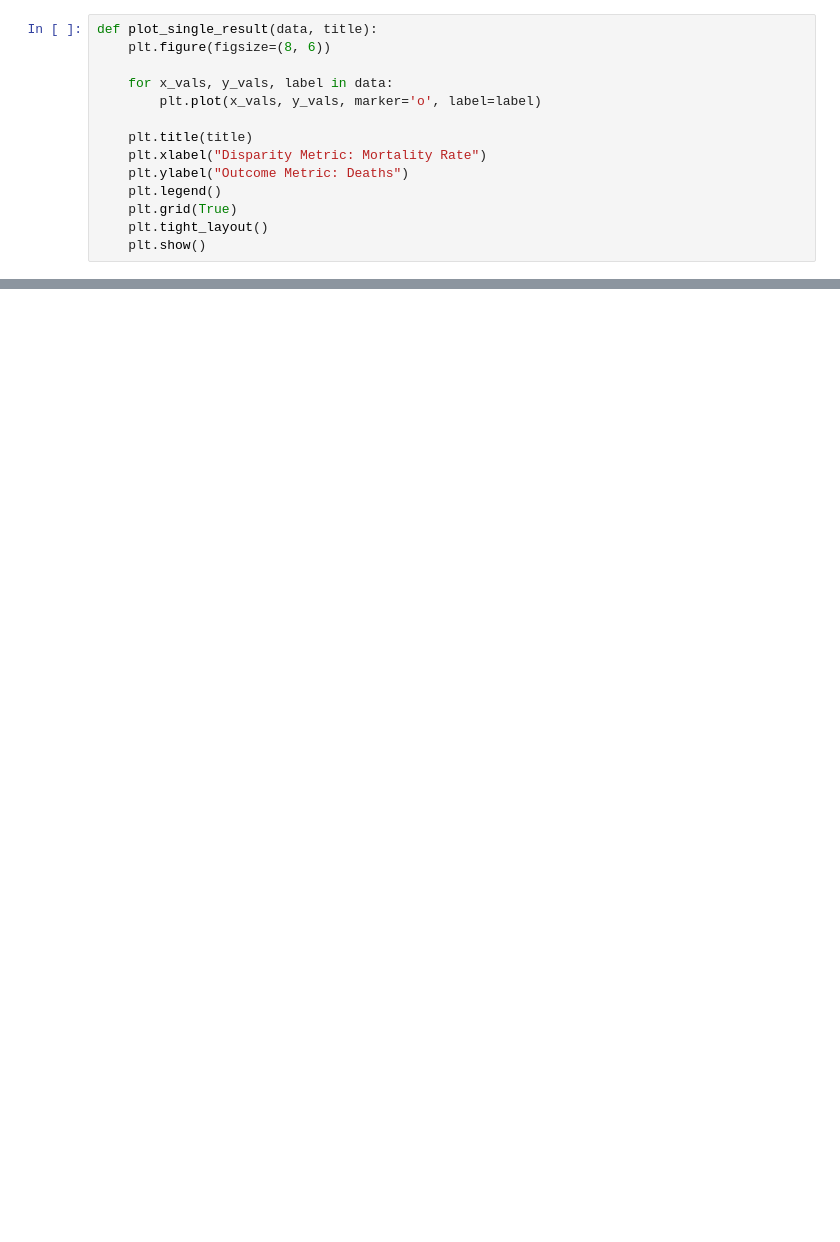
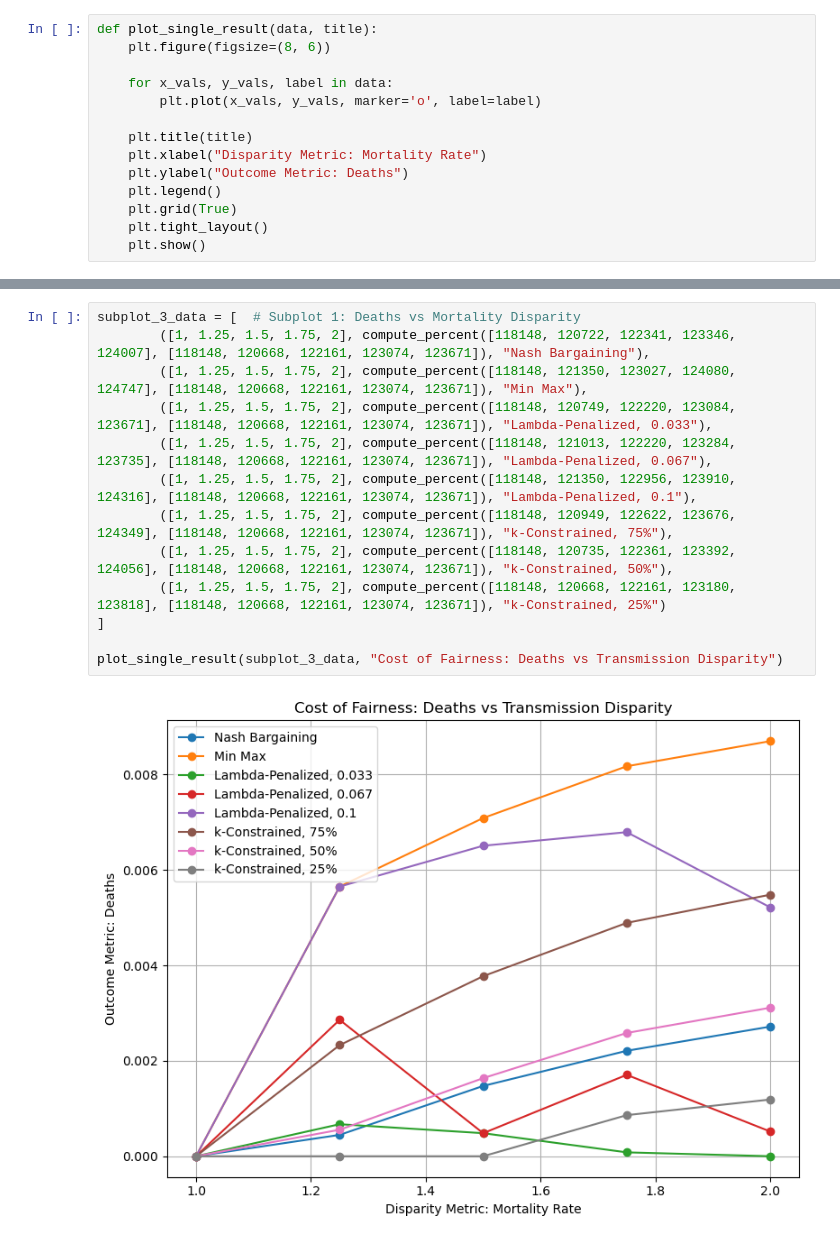
Before and after one commit to grace-ylin/Modelling-Disease-Transmission, a Jupyter notebook: Result_Visualization.ipynb, the cells around one changed output, grey strips where cells are left out. Cells and saved outputs as stored; diff of their text form; blank space fills up the shorter version.

```diff
--- a/Result_Visualization.ipynb
+++ b/Result_Visualization.ipynb
@@ -57,0 +102,15 @@ plot_single_result(subplot_1_data, "Cost of Fairness: Deaths vs Mortality Dispar
+# %%
+subplot_3_data = [  # Subplot 1: Deaths vs Mortality Disparity
+        ([1, 1.25, 1.5, 1.75, 2], compute_percent([118148, 120722, 122341, 123346, 124007], [118148, 120668, 122161, 123074, 123671]), "Nash Bargaining"),
+        ([1, 1.25, 1.5, 1.75, 2], compute_percent([118148, 121350, 123027, 124080, 124747], [118148, 120668, 122161, 123074, 123671]), "Min Max"),
+        ([1, 1.25, 1.5, 1.75, 2], compute_percent([118148, 120749, 122220, 123084, 123671], [118148, 120668, 122161, 123074, 123671]), "Lambda-Penalized, 0.033"),
+        ([1, 1.25, 1.5, 1.75, 2], compute_percent([118148, 121013, 122220, 123284, 123735], [118148, 120668, 122161, 123074, 123671]), "Lambda-Penalized, 0.067"),
+        ([1, 1.25, 1.5, 1.75, 2], compute_percent([118148, 121350, 122956, 123910, 124316], [118148, 120668, 122161, 123074, 123671]), "Lambda-Penalized, 0.1"),
+        ([1, 1.25, 1.5, 1.75, 2], compute_percent([118148, 120949, 122622, 123676, 124349], [118148, 120668, 122161, 123074, 123671]), "k-Constrained, 75%"),
+        ([1, 1.25, 1.5, 1.75, 2], compute_percent([118148, 120735, 122361, 123392, 124056], [118148, 120668, 122161, 123074, 123671]), "k-Constrained, 50%"),
+        ([1, 1.25, 1.5, 1.75, 2], compute_percent([118148, 120668, 122161, 123180, 123818], [118148, 120668, 122161, 123074, 123671]), "k-Constrained, 25%")
+]
+
+plot_single_result(subplot_3_data, "Cost of Fairness: Deaths vs Transmission Disparity")
+# %% [output]
+[figure, added]
```
Also changed, not shown: parts of 13 cells of this notebook, 11 other files.
